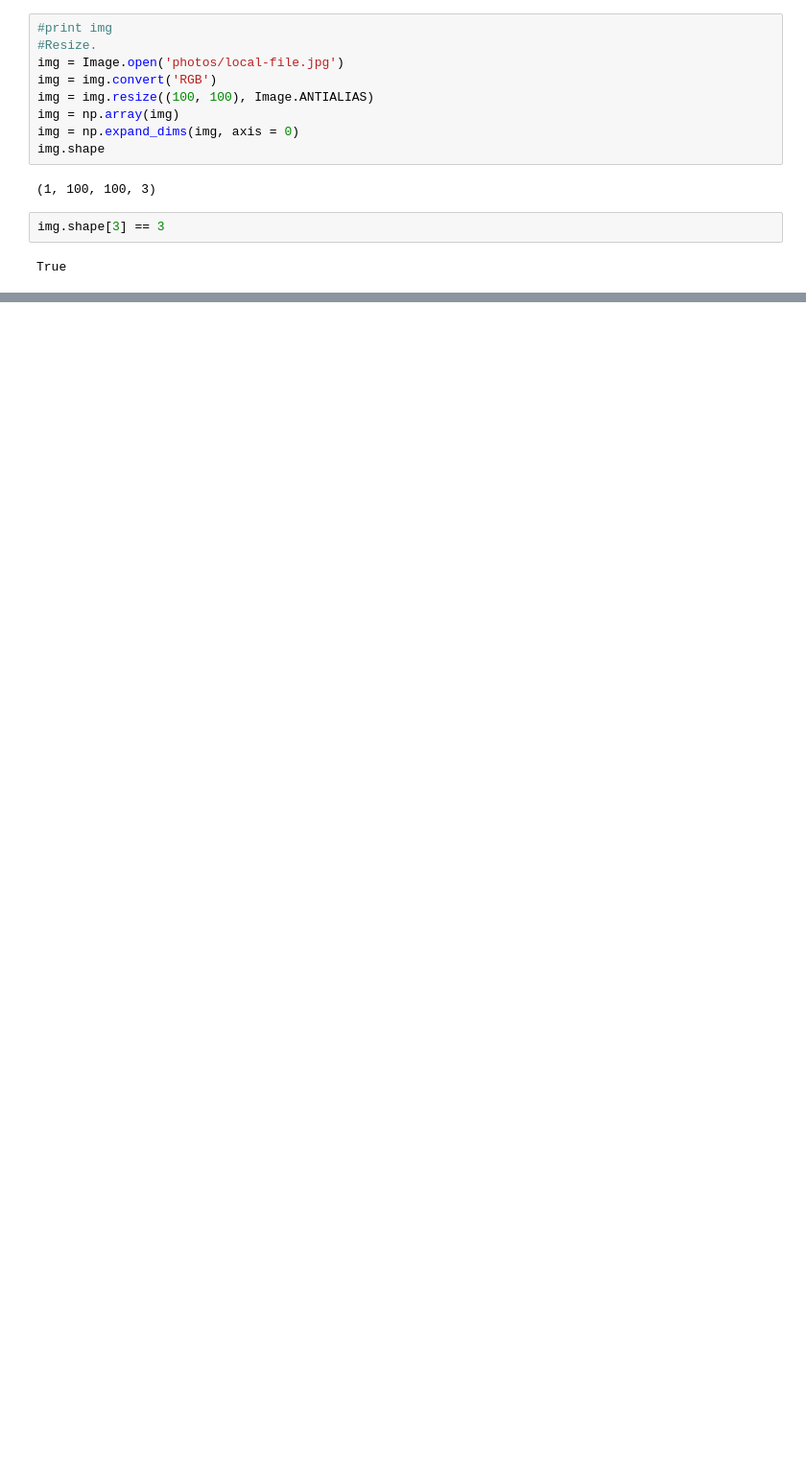
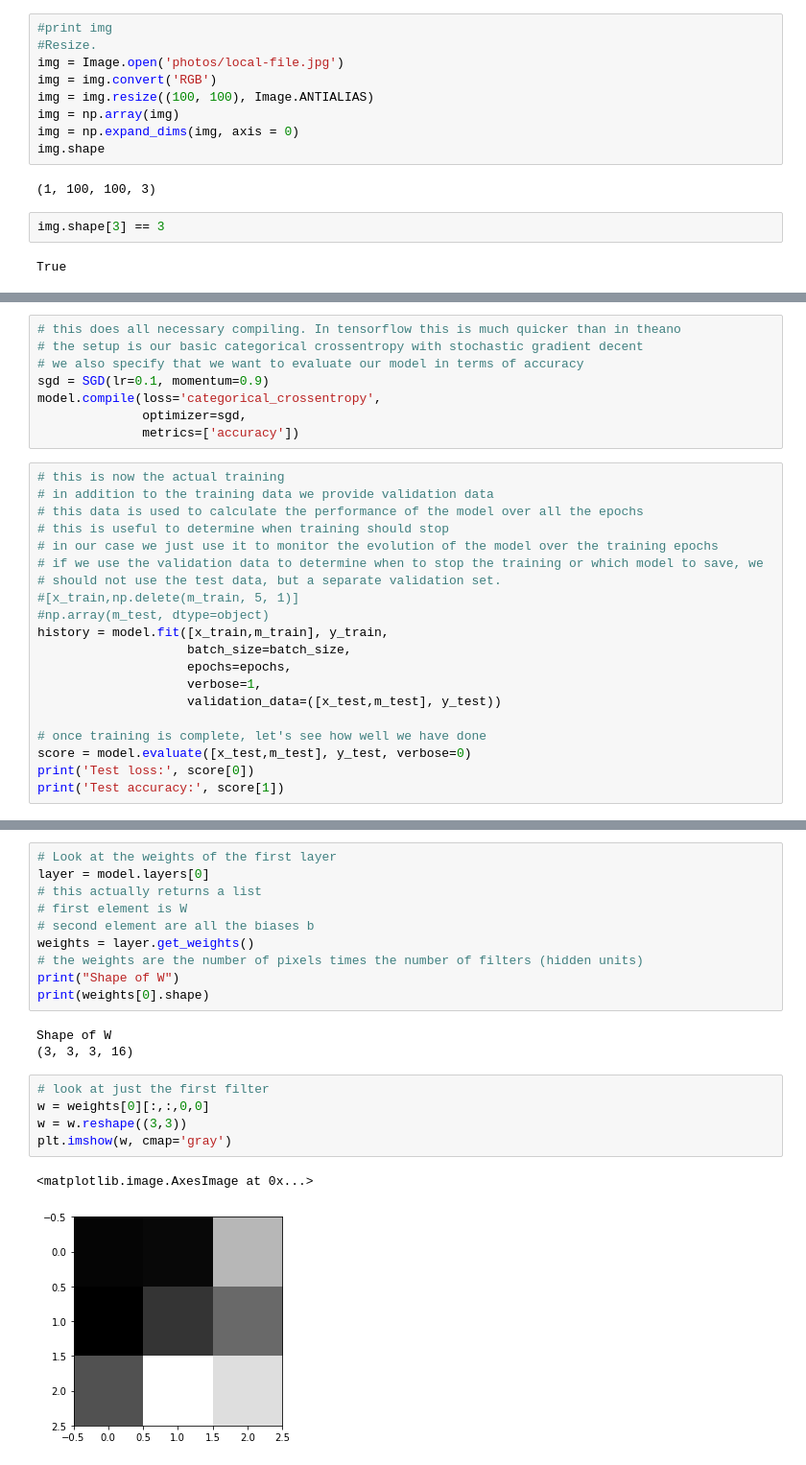
Before and after one commit to paulharris171/cs109b-Movie-Prediction-, a Jupyter notebook: Image Data Formatting.ipynb, the cells around one changed output, grey strips where cells are left out. Shown: that part at 96% size. Cells and saved outputs as stored; diff of their text form; blank space fills up the shorter version.

Commit message:
-m Actually added some basic dl to data. Problem: When I tried to add metadata I ran into issues :/

```diff
--- a/Image Data Formatting.ipynb
+++ b/Image Data Formatting.ipynb
@@ -214,0 +418,28 @@ array(['Adventure', 'Action', 'Action', ..., 'Action', 'Crime', 'Action'],
+# %%
+# this does all necessary compiling. In tensorflow this is much quicker than in theano
+# the setup is our basic categorical crossentropy with stochastic gradient decent
+# we also specify that we want to evaluate our model in terms of accuracy
+sgd = SGD(lr=0.1, momentum=0.9)
+model.compile(loss='categorical_crossentropy',
+              optimizer=sgd,
+              metrics=['accuracy'])
+# %%
+# this is now the actual training
+# in addition to the training data we provide validation data
+# this data is used to calculate the performance of the model over all the epochs
+# this is useful to determine when training should stop
+# in our case we just use it to monitor the evolution of the model over the training epochs
+# if we use the validation data to determine when to stop the training or which model to save, we
+# should not use the test data, but a separate validation set.
+#[x_train,np.delete(m_train, 5, 1)]
+#np.array(m_test, dtype=object)
+history = model.fit([x_train,m_train], y_train,
+                    batch_size=batch_size,
+                    epochs=epochs,
+                    verbose=1,
+                    validation_data=([x_test,m_test], y_test))
+
+# once training is complete, let's see how well we have done
+score = model.evaluate([x_test,m_test], y_test, verbose=0)
+print('Test loss:', score[0])
+print('Test accuracy:', score[1])
@@ -214,0 +479,21 @@ array(['Adventure', 'Action', 'Action', ..., 'Action', 'Crime', 'Action'],
+# %%
+# Look at the weights of the first layer
+layer = model.layers[0]
+# this actually returns a list
+# first element is W
+# second element are all the biases b
+weights = layer.get_weights()
+# the weights are the number of pixels times the number of filters (hidden units)
+print("Shape of W")
+print(weights[0].shape)
+# %% [output]
+Shape of W
+(3, 3, 3, 16)
+# %%
+# look at just the first filter
+w = weights[0][:,:,0,0]
+w = w.reshape((3,3))
+plt.imshow(w, cmap='gray')
+# %% [output]
+<matplotlib.image.AxesImage at 0x...>
+[figure, added]
```
Also changed, not shown: parts of 34 cells of this notebook.
